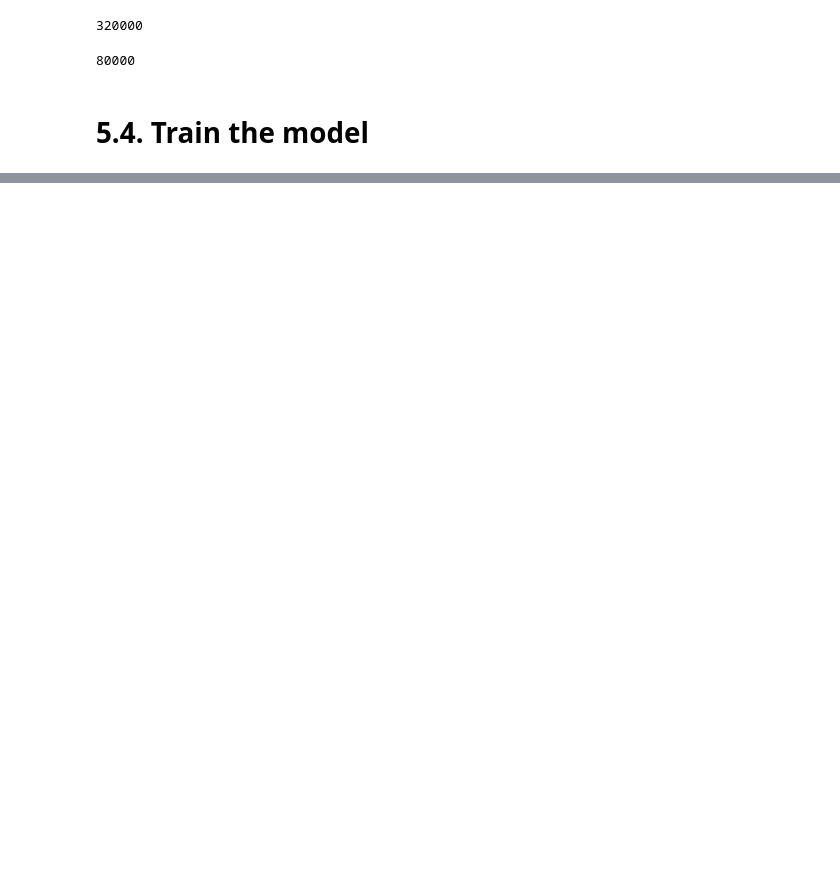
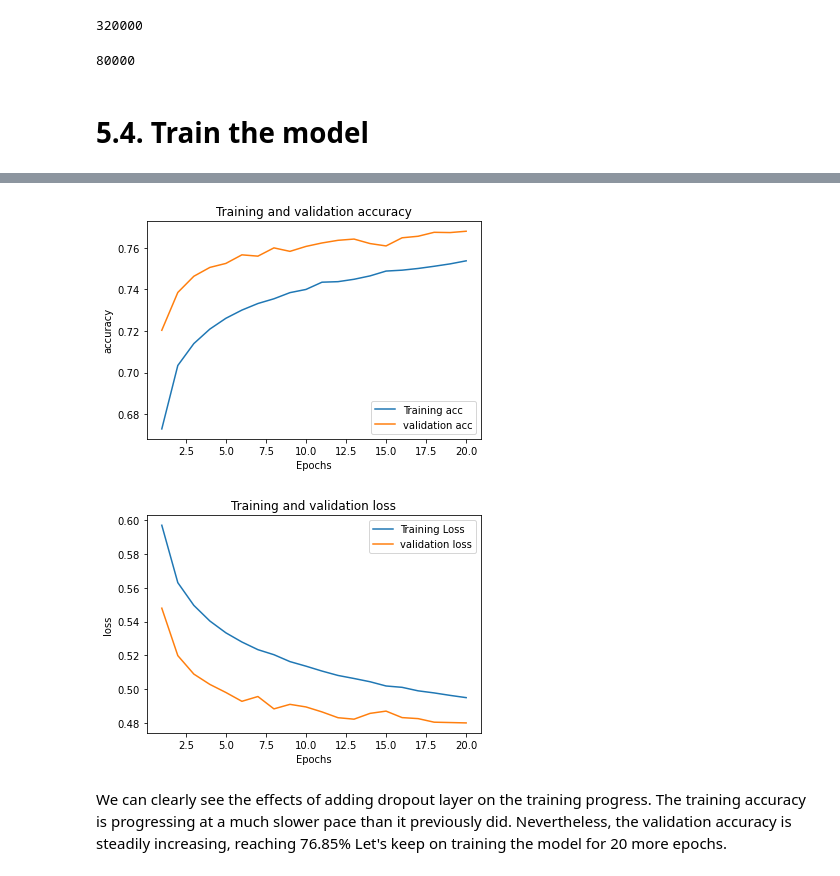
Before and after one commit to srv-sh/TwitterSentimentAnalysis, a Jupyter notebook: SentimentClassificarion.ipynb, the cells around one changed output, grey strips where cells are left out. Cells and saved outputs as stored; diff of their text form; code cells hidden in the pictures; blank space fills up the shorter version.

```diff
--- a/SentimentClassificarion.ipynb
+++ b/SentimentClassificarion.ipynb
@@ -786,0 +847,10 @@ Epoch 20/20
+# %%
+keras.backend.clear_session()
+model_dropout = Sequential()
+model_dropout.add(pretrained_embedding_layer(word_to_vec_map,words_to_index,max_len))
+model_dropout.add(Dropout(rate=0.4))
+model_dropout.add(Bidirectional(LSTM(units=128, return_sequences= True)))
+model_dropout.add(Dropout(rate=0.4))
+model_dropout.add(Bidirectional(LSTM(units=128, return_sequences= False)))
+model_dropout.add(Dense(units=1, activation = 'sigmoid'))
+model_dropout.summary()
@@ -786,0 +878,4 @@ Epoch 20/20
+# %%
+model_dropout.compile(loss='binary_crossentropy',optimizer = 'adam', metrics = ['accuracy'])
+# %%
+model_dropout.fit(X_train,Y_train ,validation_data = (X_test, Y_test), epochs = 20 , batch_size = 128 , shuffle = True)
@@ -786,0 +901,8 @@ Epoch 20/20
+# %%
+plot_acc_loss(model_dropout.history)
+# %% [output]
+[figure, added]
+[figure, added]
+# %% [markdown]
+We can clearly see the effects of adding dropout layer on the training progress. The training accuracy is progressing at a much slower pace than it previously did. Nevertheless, the validation accuracy is steadily increasing, reaching 76.85%
+Let's keep on training the model for 20 more epochs.
```
Also changed, not shown: parts of 55 cells of this notebook.
